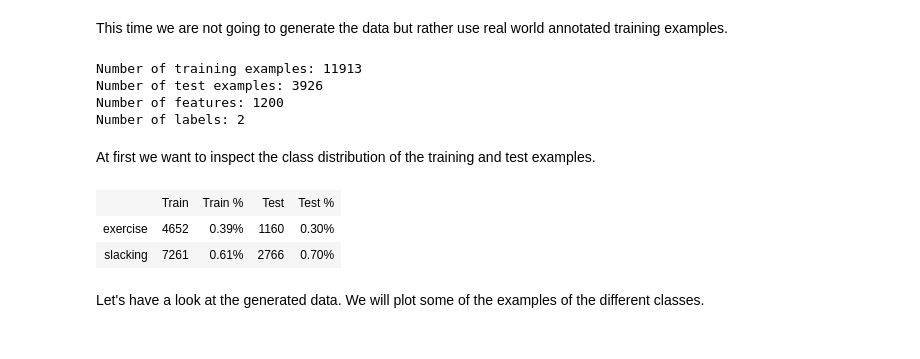
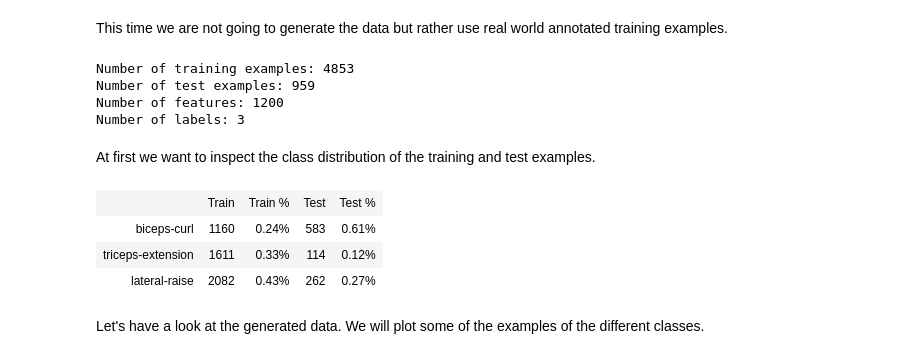
Before and after one commit to zapletal-martin/muvr-analytics-1, a Jupyter notebook: ipython-analysis/exercise-mlp.ipynb, the cells around one changed output. Cells and saved outputs as stored; diff of their text form; code cells hidden in the pictures.

Commit message:
Updated exercise mlp notebook to neon 1.0

```diff
--- a/ipython-analysis/exercise-mlp.ipynb
+++ b/ipython-analysis/exercise-mlp.ipynb
@@ -23,13 +23,11 @@ import numpy as np
 import math
 import random
 import csv
-from neon.datasets.dataset import Dataset
+from neon.data import DataIterator
 
-root_path = expanduser('~/data/ca-su-activity')
+root_path = expanduser('~/data/ca-su-exercises')
 #root_path = expanduser('~/data/ca-su-activity')
-class WorkoutDS(Dataset):
-    # Number of features per example
-    feature_count = None
+class WorkoutDS(object):
 
     # Number of examples
     num_train_examples = None
@@ -37,6 +35,7 @@ class WorkoutDS(Dataset):
 
     # Number of classes
     num_labels = None
+    num_features = None
 
     # Indicator if the data has been loaded yet
     initialized = False
@@ -46,16 +45,6 @@ class WorkoutDS(Dataset):
 
     def human_label_for(self, id):
         return self.human_labels[id]
-
-    # Convert an integer representation to a one-hot-vector
-    def as_one_hot(self, i, n):
-        v = np.zeros(n)
-        v[i] = 1
-        return v
-
-    # Convert an one-hot-vector to an integer representation
-    def as_int_rep(self, oh):
-        return np.where(oh == 1)[0][0]
 
     # Loads a label mapping from file. The file should contain a CSV tabel mapping integer labels to human readable
     # labels. Integer class labels should start with 1
@@ -82,16 +71,16 @@ class WorkoutDS(Dataset):
             X = []
             for row in csv_data:
                 label = int(row[0]) - 1
-                y.append(self.as_one_hot(label, self.num_labels))
+                y.append(label)
                 X.append(map(lambda x: float(x)*2-1, row[1:]))
 
             X = np.reshape(np.asarray(X, dtype = float), (len(X), len(X[0])))
-            y = np.reshape(np.asarray(y, dtype = float), (X.shape[0], self.num_labels))
+            y = np.reshape(np.asarray(y, dtype = float), (X.shape[0], 1))
 
             return X,y
 
     # Load label mapping and train / test data from disk.
-    def initialize(self):
+    def __init__(self):
         logger.info("Loading DS from files...")
         self.human_labels = self.load_label_mapping(root_path+'/labeled_exercise_data_f400_LABELS.csv')
         self.num_labels = len(self.human_labels)
@@ -99,6 +88,7 @@ class WorkoutDS(Dataset):
         X_train, y_train = self.load_examples(root_path+'/labeled_exercise_data_f400_TRAIN.csv')
         X_test, y_test = self.load_examples(root_path+'/labeled_exercise_data_f400_TEST.csv')
 
+        self.num_features = X_train.shape[1]
         self.num_train_examples = X_train.shape[0]
         self.num_test_examples = X_test.shape[0]
         self.feature_count = X_train.shape[1]
@@ -106,72 +96,80 @@ class WorkoutDS(Dataset):
         self.y_train = y_train
         self.X_test = X_test
         self.y_test = y_test
-        self.initialized = True
 
     # Get the dataset ready for Neon training
-    def load(self, **kwargs):
-        if not self.initialized:
-            self.initialize()
+    def train(self):
+        return DataIterator(
+            X=self.X_train,
+            y=self.y_train,
+            nclass=self.num_labels,
+            make_onehot=True,
+            lshape=(self.num_features,1,1))
 
+    def test(self):
         # Assign training and test datasets
-        # INFO: This assumes the data is already shuffeled! Make sure it is!
-        self.inputs['train'] = self.X_train
-        self.targets['train'] = self.y_train
-
-        self.inputs['test'] =  self.X_test
-        self.targets['test'] = self.y_test
-
-        self.format()
+        return DataIterator(
+            X=self.X_test,
+            y=self.y_test,
+            nclass=self.num_labels,
+            make_onehot=True,
+            lshape=(self.num_features,1,1))
 
 dataset = WorkoutDS()
-dataset.initialize()
 print "Number of training examples:", dataset.num_train_examples
 print "Number of test examples:", dataset.num_test_examples
 print "Number of features:", dataset.feature_count
 print "Number of labels:", dataset.num_labels
 # %% [output]
-Number of training examples: 11913
-Number of test examples: 3926
+Number of training examples: 4853
+Number of test examples: 959
 Number of features: 1200
-Number of labels: 2
+Number of labels: 3
 # %% [markdown]
 At first we want to inspect the class distribution of the training and test examples.
 # %%
 from ipy_table import *
 from operator import itemgetter
 
-train_dist = np.reshape(np.transpose(np.sum(dataset.y_train, axis=0)), (dataset.num_labels,1))
-test_dist = np.reshape(np.transpose(np.sum(dataset.y_test, axis=0)), (dataset.num_labels,1))
+def calculate_dist(labels):
+    dist = np.zeros((1, dataset.num_labels))
+    for i in range(0, labels.shape[0]):
+        dist[0, labels[i, 0]] += 1
+    return np.transpose(dist)
+
+train_dist = calculate_dist(dataset.y_train)
+test_dist = calculate_dist(dataset.y_test)
 
 train_ratio = train_dist / dataset.num_train_examples
 test_ratio = test_dist / dataset.num_test_examples
 
 # Fiddle around to get it into table shape
 table = np.hstack((np.zeros((dataset.num_labels,1), dtype=int), train_dist, train_ratio, test_dist, test_ratio))
 table = np.vstack((np.zeros((1, 5), dtype=int), table)).tolist()
 
 human_labels = map(dataset.human_label_for, range(0,dataset.num_labels))
 
 for i,s in enumerate(human_labels):
     table[i + 1][0] = s
 
 table.sort(lambda x,y: cmp(x[1], y[1]))
 
 table[0][0] = ""
 table[0][1] = "Train"
 table[0][2] = "Train %"
 table[0][3] = "Test"
 table[0][4] = "Test %"
 
 make_table(table)
 set_global_style(float_format='%0.0f', align="center")
 set_column_style(2, float_format='%0.2f%%')
 set_column_style(4, float_format='%0.2f%%')
 set_column_style(0, align="left")
 # %% [output]
 |  | Train | Train % | Test | Test % |
-| exercise | 4652 | 0.39% | 1160 | 0.30% |
-| slacking | 7261 | 0.61% | 2766 | 0.70% |
+| biceps-curl | 1160 | 0.24% | 583 | 0.61% |
+| triceps-extension | 1611 | 0.33% | 114 | 0.12% |
+| lateral-raise | 2082 | 0.43% | 262 | 0.27% |
 # %% [markdown]
 Let's have a look at the generated data. We will plot some of the examples of the different classes.
 # %%
```
Also changed, not shown: parts of 6 cells of this notebook.
